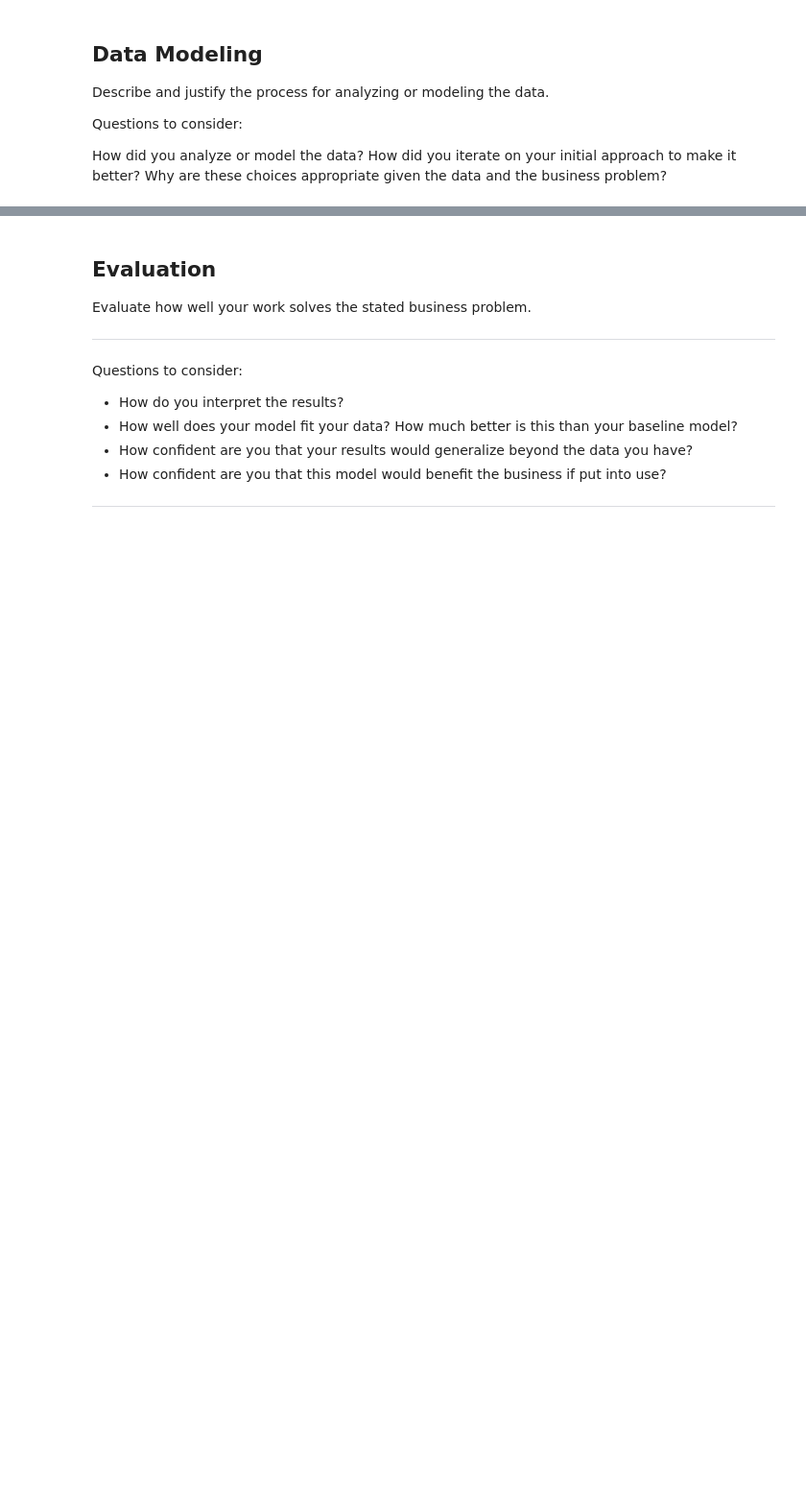
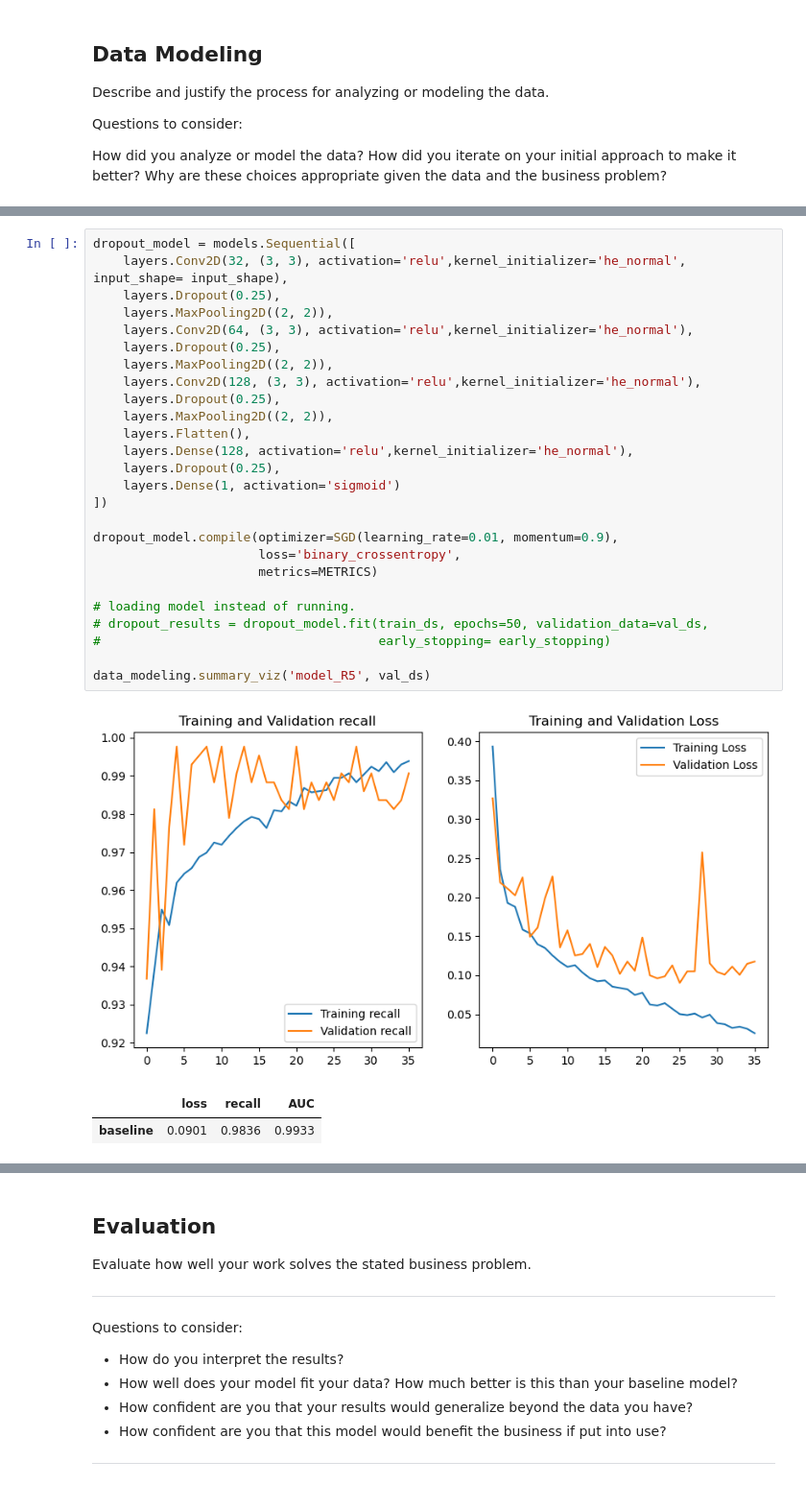
Before and after one commit to rlodetti/image_classification_project, a Jupyter notebook: Image Classification Project.ipynb, the cells around one changed output, grey strips where cells are left out. Shown at 96% size. Saved outputs shown, nothing was run; the diff lists cells and outputs as text; blank space fills up the shorter version.

```diff
--- a/Image Classification Project.ipynb
+++ b/Image Classification Project.ipynb
@@ -157,0 +271,30 @@ Why are these choices appropriate given the data and the business problem?
+# %%
+dropout_model = models.Sequential([
+    layers.Conv2D(32, (3, 3), activation='relu',kernel_initializer='he_normal', input_shape= input_shape),
+    layers.Dropout(0.25),
+    layers.MaxPooling2D((2, 2)),
+    layers.Conv2D(64, (3, 3), activation='relu',kernel_initializer='he_normal'),
+    layers.Dropout(0.25),
+    layers.MaxPooling2D((2, 2)),
+    layers.Conv2D(128, (3, 3), activation='relu',kernel_initializer='he_normal'),
+    layers.Dropout(0.25),
+    layers.MaxPooling2D((2, 2)),
+    layers.Flatten(),
+    layers.Dense(128, activation='relu',kernel_initializer='he_normal'),
+    layers.Dropout(0.25),
+    layers.Dense(1, activation='sigmoid')
+])
+
+dropout_model.compile(optimizer=SGD(learning_rate=0.01, momentum=0.9),
+                      loss='binary_crossentropy',
+                      metrics=METRICS)
+
+# loading model instead of running.
+# dropout_results = dropout_model.fit(train_ds, epochs=50, validation_data=val_ds,
+#                                     early_stopping= early_stopping)
+
+data_modeling.summary_viz('model_R5', val_ds)
+# %% [output]
+[figure, added]
+|  | loss | recall | AUC |
+| baseline | 0.0901 | 0.9836 | 0.9933 |
```
Also changed, not shown: parts of 56 cells of this notebook, 6 other files.
